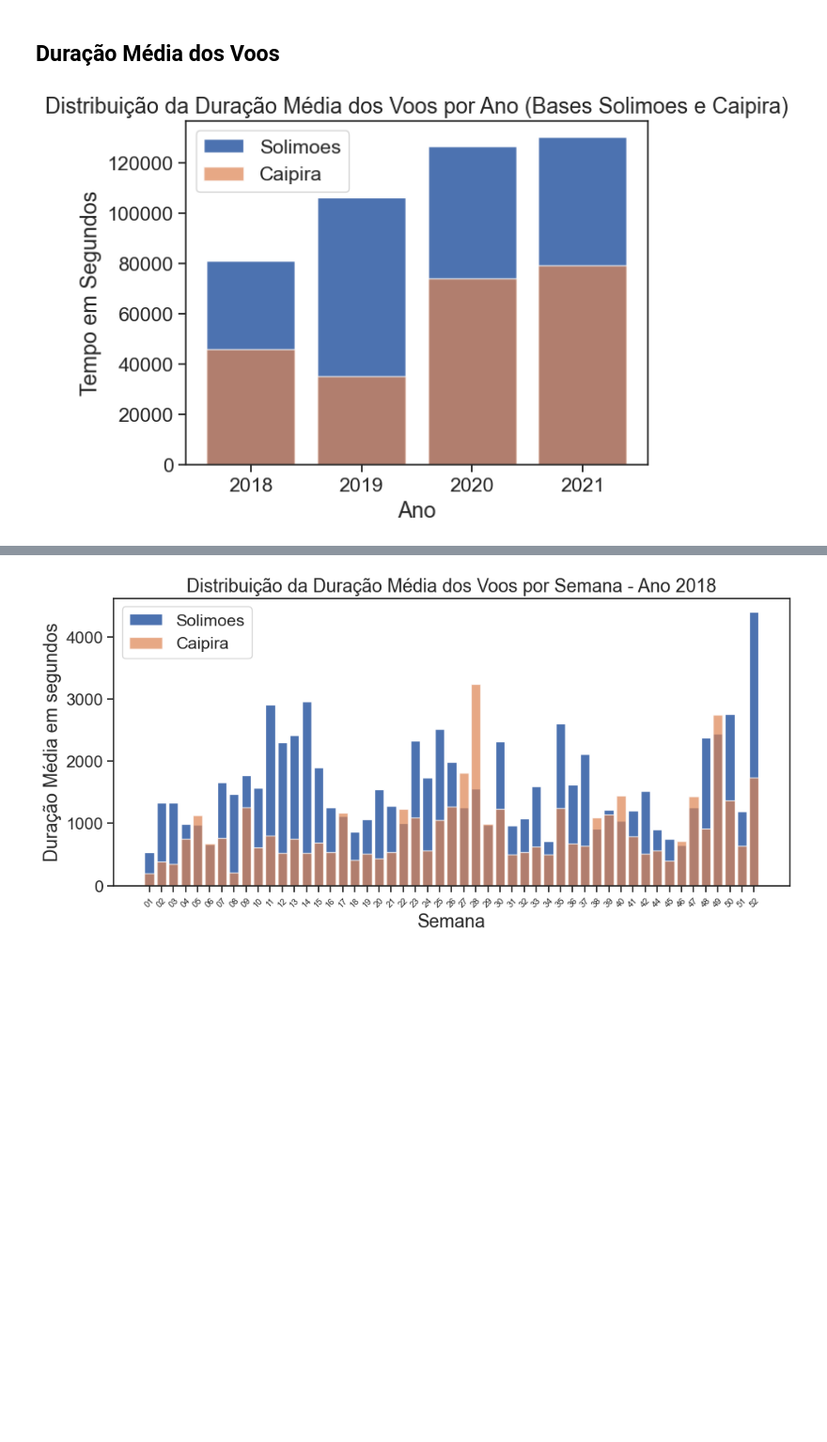
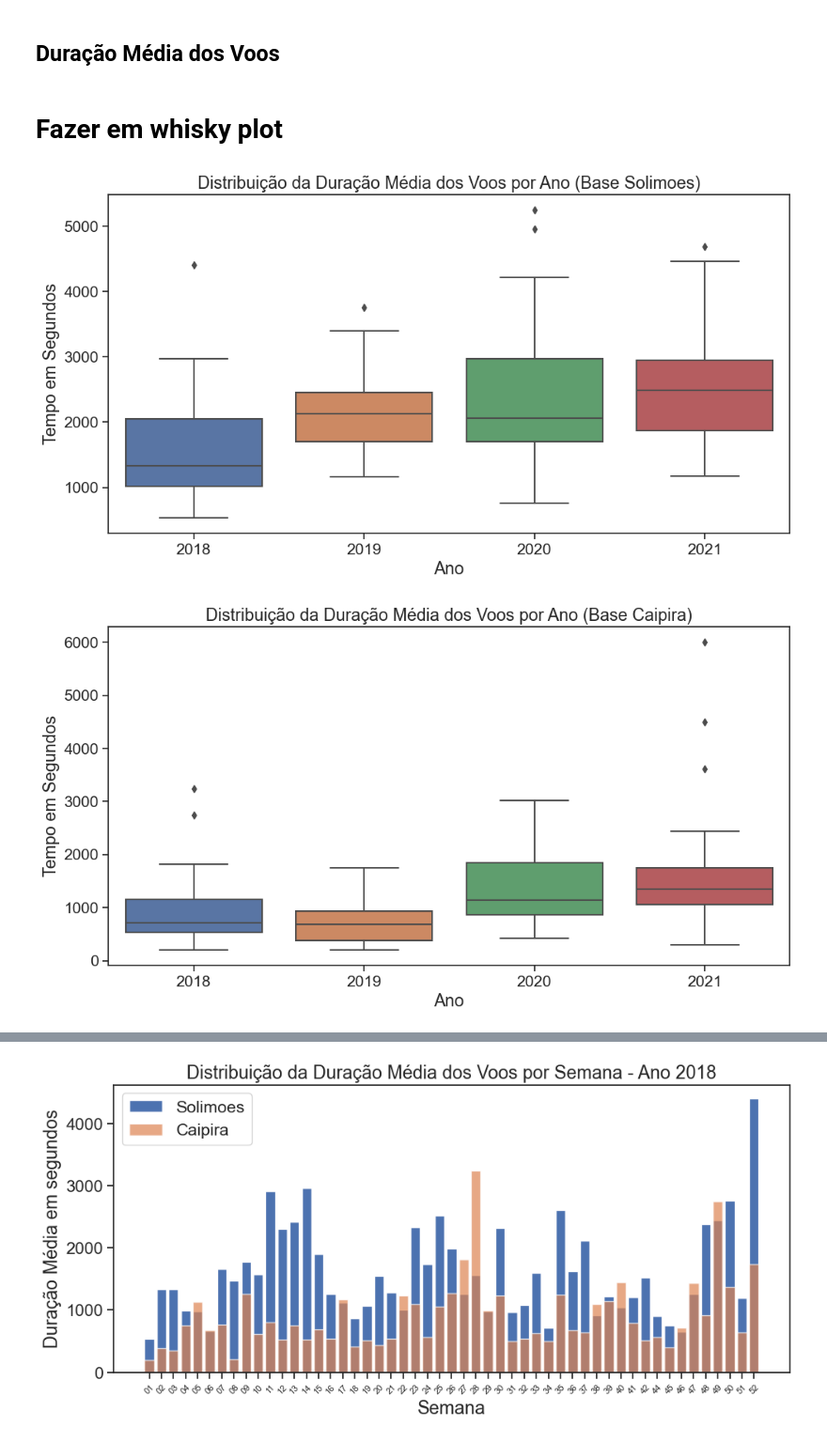
Before and after one commit to GabrielcordH/VOOS, a Jupyter notebook: EDA_V2.ipynb, the cells around one changed output, grey strips where cells are left out. Shown at 94% size. Drawn from its saved outputs; the diff is of its cells as text; code cells hidden in the pictures; blank space fills up the shorter version.

```diff
--- a/EDA_V2.ipynb
+++ b/EDA_V2.ipynb
@@ -81,3 +82,9 @@ average_duration_mean = rota_caipira['average_duration'].mean()
 # Substitua os dois maiores valores pela média
 for value in top_2_values.index:
     rota_caipira.at[value, 'average_duration'] = average_duration_mean
+# %%
+rota_solimoes['year_month'] = pd.to_datetime(rota_solimoes['year_week'] + '-0', format='%Y_%U-%w').dt.strftime('%Y-%m')
+rota_caipira['year_month'] = pd.to_datetime(rota_caipira['year_week'] + '-0', format='%Y_%U-%w').dt.strftime('%Y-%m')
+
+print(rota_solimoes[['year_week', 'year_month']].head())
+print(rota_caipira[['year_week', 'year_month']].head())
@@ -235,17 +295,27 @@ plt.show()
 [figure]
 # %% [markdown]
 ## Duração Média dos Voos
+# %% [markdown]
+# Fazer em whisky plot
 # %%
-distribuicao_solimoes_tempo = rota_solimoes.groupby(rota_solimoes['year_week'].str[:4])['average_duration'].sum()
+rota_solimoes['Year'] = rota_solimoes['year_week'].str[:4]
+rota_caipira['Year'] = rota_caipira['year_week'].str[:4]
 
-distribuicao_caipira_tempo = rota_caipira.groupby(rota_caipira['year_week'].str[:4])['average_duration'].sum()
-
-plt.bar(distribuicao_solimoes_tempo.index, distribuicao_solimoes_tempo.values, label='Solimoes')
-plt.bar(distribuicao_caipira_tempo.index, distribuicao_caipira_tempo.values, label='Caipira', alpha=0.7)
+# Create a boxplot for Solimoes
+plt.figure(figsize=(12, 6))
+sns.boxplot(data=rota_solimoes, x='Year', y='average_duration')
 plt.xlabel('Ano')
 plt.ylabel('Tempo em Segundos')
-plt.title('Distribuição da Duração Média dos Voos por Ano (Bases Solimoes e Caipira)')
-plt.legend()
+plt.title('Distribuição da Duração Média dos Voos por Ano (Base Solimoes)')
 plt.show()
+
+# Create a boxplot for Caipira
+plt.figure(figsize=(12, 6))
+sns.boxplot(data=rota_caipira, x='Year', y='average_duration')
+plt.xlabel('Ano')
+plt.ylabel('Tempo em Segundos')
+plt.title('Distribuição da Duração Média dos Voos por Ano (Base Caipira)')
+plt.show()
 # %% [output]
-[figure, old version]
+[figure, new version]
+[figure, added]
```
Also changed, not shown: parts of 20 cells of this notebook.
